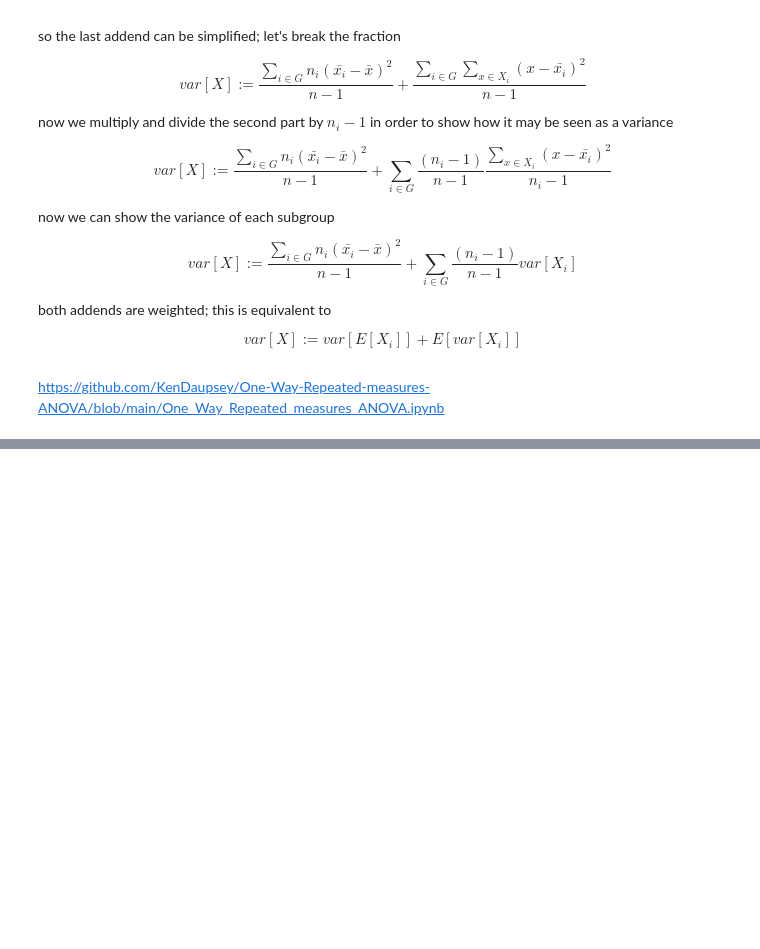
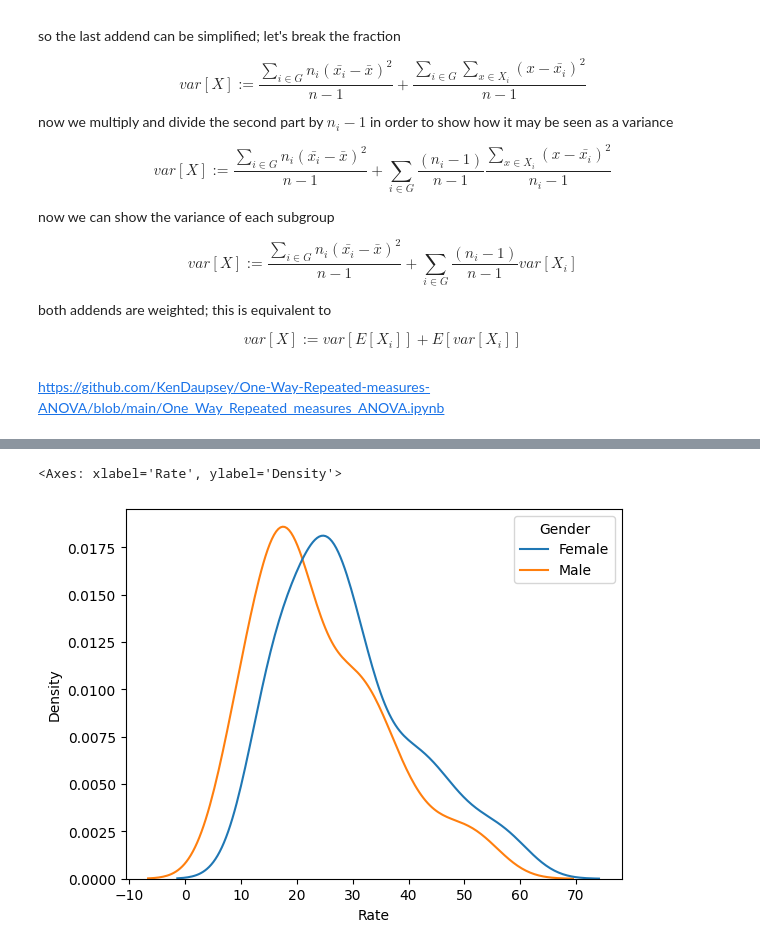
Before and after one commit to noiseOnTheNet/python-post023_jupyter_analitics, a Jupyter notebook: doc/Part_6.ipynb, the cells around one changed output, grey strips where cells are left out. Drawn from its saved outputs; the diff is of its cells as text; code cells hidden in the pictures; blank space fills up the shorter version.

```diff
--- a/doc/Part_6.ipynb
+++ b/doc/Part_6.ipynb
@@ -130,4 +139,12 @@ var[X] := var[E[X_i]] + E[var[X_i]]
 # %% [markdown]
 https://github.com/KenDaupsey/One-Way-Repeated-measures-ANOVA/blob/main/One_Way_Repeated_measures_ANOVA.ipynb
 # %%
-unemployment = pd.read_csv("unemployment_it.csv")
+unemployment = pd.read_csv(
+    "unemployment_it.csv",
+    dtype={
+        "Gender":"category",
+        "Area":"category",
+        "Age":"category",
+    }
+)
+unemployment.columns
@@ -141,0 +185,5 @@ AttributeError: module 'pysdmx' has no attribute 'fmr'
+# %%
+sns.kdeplot(data=unemployment,x="Rate",hue="Gender")
+# %% [output]
+<Axes: xlabel='Rate', ylabel='Density'>
+[figure, added]
```
Also changed, not shown: parts of 22 cells of this notebook, 1 other file.
